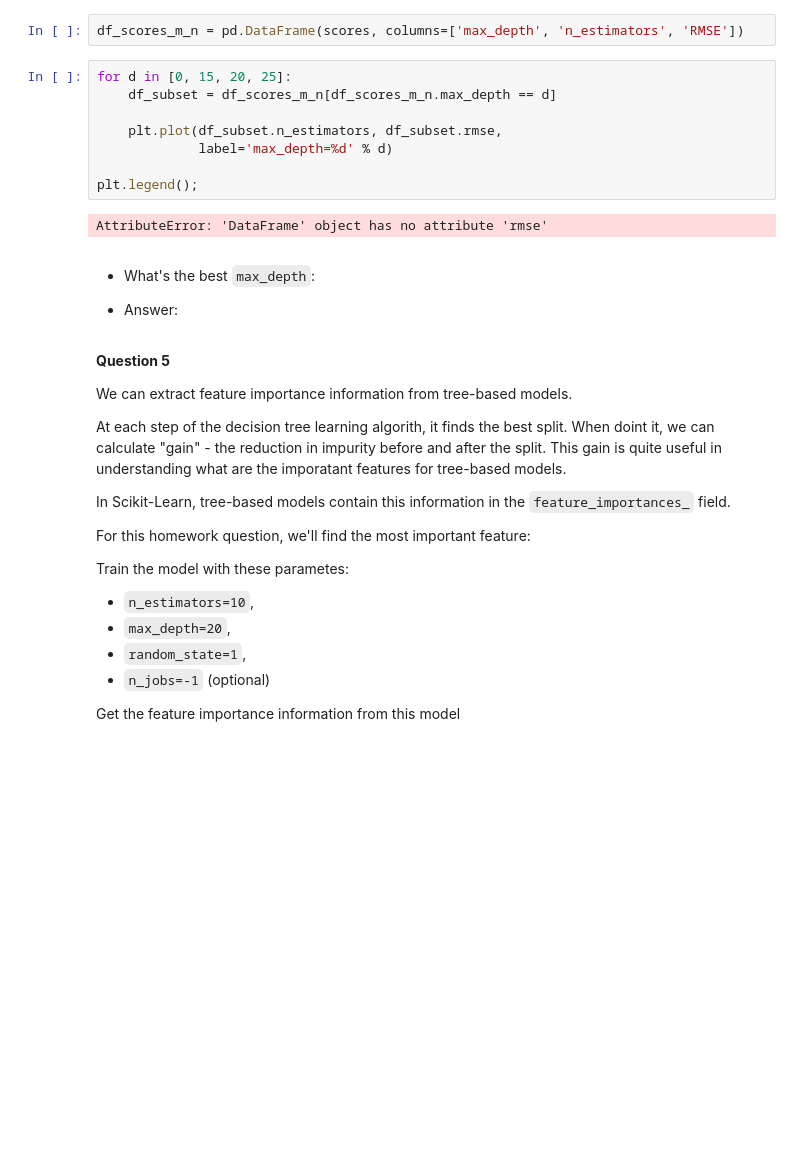
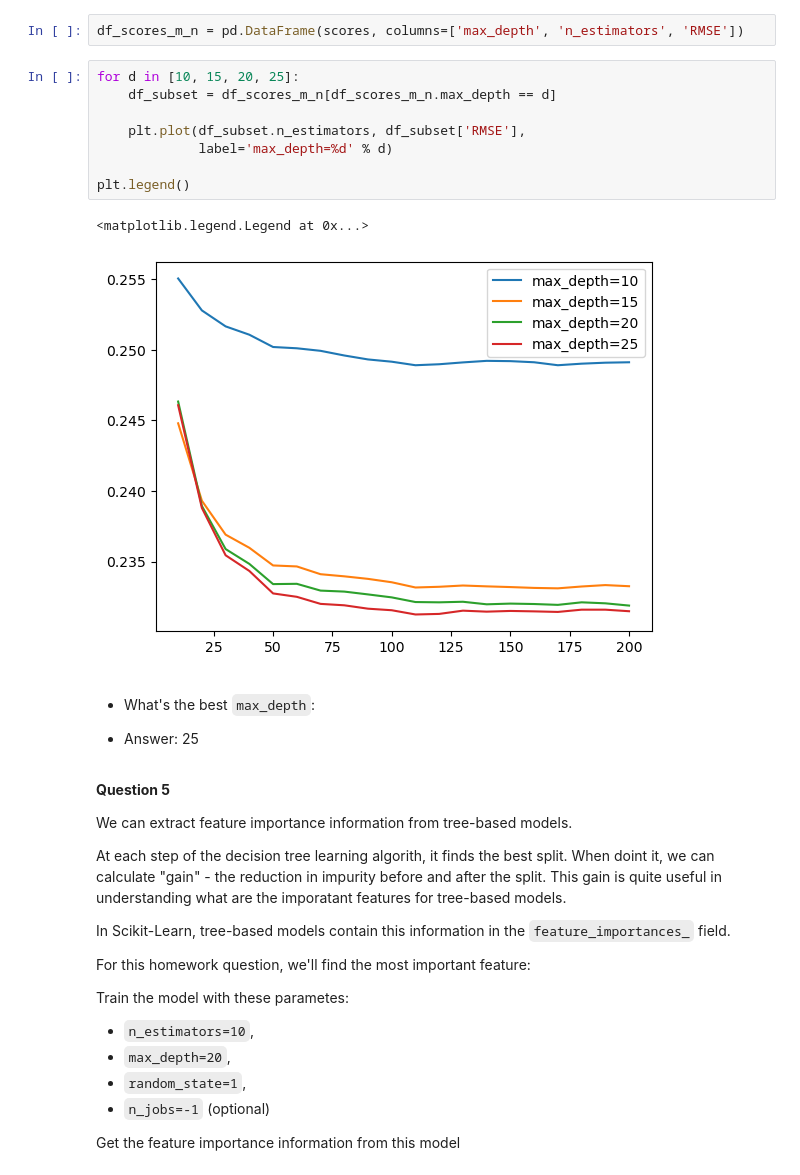
Before and after one commit to Isenmouthe/Machine-Learning-Zoomcamp---2022, a Jupyter notebook: Homeworks/06_homework/06_homework.ipynb, the cells around one changed output. Drawn from its saved outputs; the diff is of its cells as text; blank space fills up the shorter version.

```diff
--- a/Homeworks/06_homework/06_homework.ipynb
+++ b/Homeworks/06_homework/06_homework.ipynb
@@ -188,19 +188,20 @@ for m in [10, 15, 20, 25]:
 # %%
 df_scores_m_n = pd.DataFrame(scores, columns=['max_depth', 'n_estimators', 'RMSE'])
 # %%
-for d in [0, 15, 20, 25]:
+for d in [10, 15, 20, 25]:
     df_subset = df_scores_m_n[df_scores_m_n.max_depth == d]
 
-    plt.plot(df_subset.n_estimators, df_subset.rmse,
+    plt.plot(df_subset.n_estimators, df_subset['RMSE'],
              label='max_depth=%d' % d)
 
-plt.legend();
+plt.legend()
 # %% [output]
-AttributeError: 'DataFrame' object has no attribute 'rmse'
+<matplotlib.legend.Legend at 0x...>
+[figure, added]
 # %% [markdown]
 - What's the best `max_depth`:
 
-- Answer:
+- Answer: 25
 # %% [markdown]
 **Question 5**
 
```
